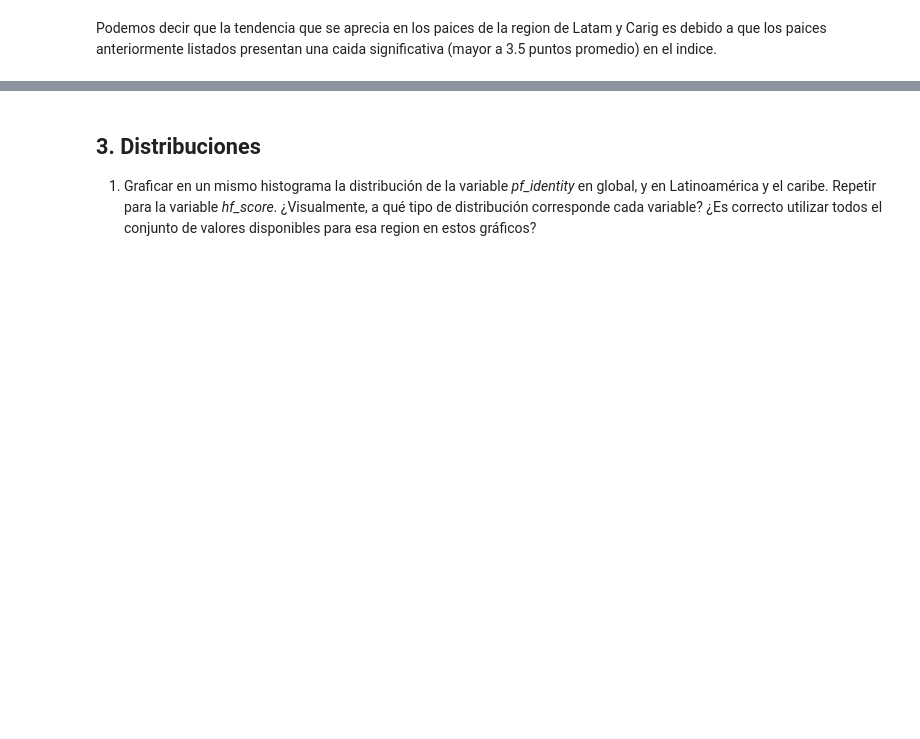
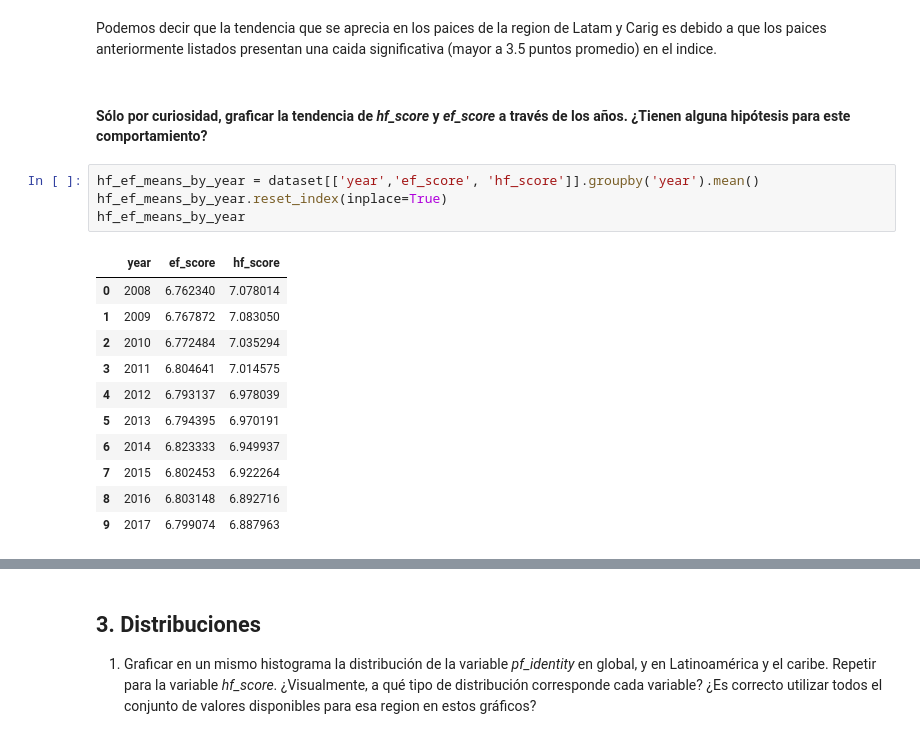
Before and after one commit to danicattaneob/diplo-datos-ayvd-g1, a Jupyter notebook: 01-pgianni-respuestas.ipynb, the cells around one changed output, grey strips where cells are left out. Drawn from its saved outputs; the diff is of its cells as text; blank space fills up the shorter version.

```diff
--- a/01-pgianni-respuestas.ipynb
+++ b/01-pgianni-respuestas.ipynb
@@ -506,3 +522,21 @@ seaborn.despine()
 [figure]
 # %% [markdown]
 Podemos decir que la tendencia que se aprecia en los paices de la region de Latam y Carig es debido a que los paices anteriormente listados presentan una caida significativa (mayor a 3.5 puntos promedio) en el indice.
+# %% [markdown]
+#### Sólo por curiosidad, graficar la tendencia de *hf_score* y *ef_score* a través de los años. ¿Tienen alguna hipótesis para este comportamiento?
+# %%
+hf_ef_means_by_year = dataset[['year','ef_score', 'hf_score']].groupby('year').mean()
+hf_ef_means_by_year.reset_index(inplace=True)
+hf_ef_means_by_year
+# %% [output]
+|  | year | ef_score | hf_score |
+| 0 | 2008 | 6.762340 | 7.078014 |
+| 1 | 2009 | 6.767872 | 7.083050 |
+| 2 | 2010 | 6.772484 | 7.035294 |
+| 3 | 2011 | 6.804641 | 7.014575 |
+| 4 | 2012 | 6.793137 | 6.978039 |
+| 5 | 2013 | 6.794395 | 6.970191 |
+| 6 | 2014 | 6.823333 | 6.949937 |
+| 7 | 2015 | 6.802453 | 6.922264 |
+| 8 | 2016 | 6.803148 | 6.892716 |
+| 9 | 2017 | 6.799074 | 6.887963 |
```
Also changed, not shown: parts of 15 cells of this notebook.
